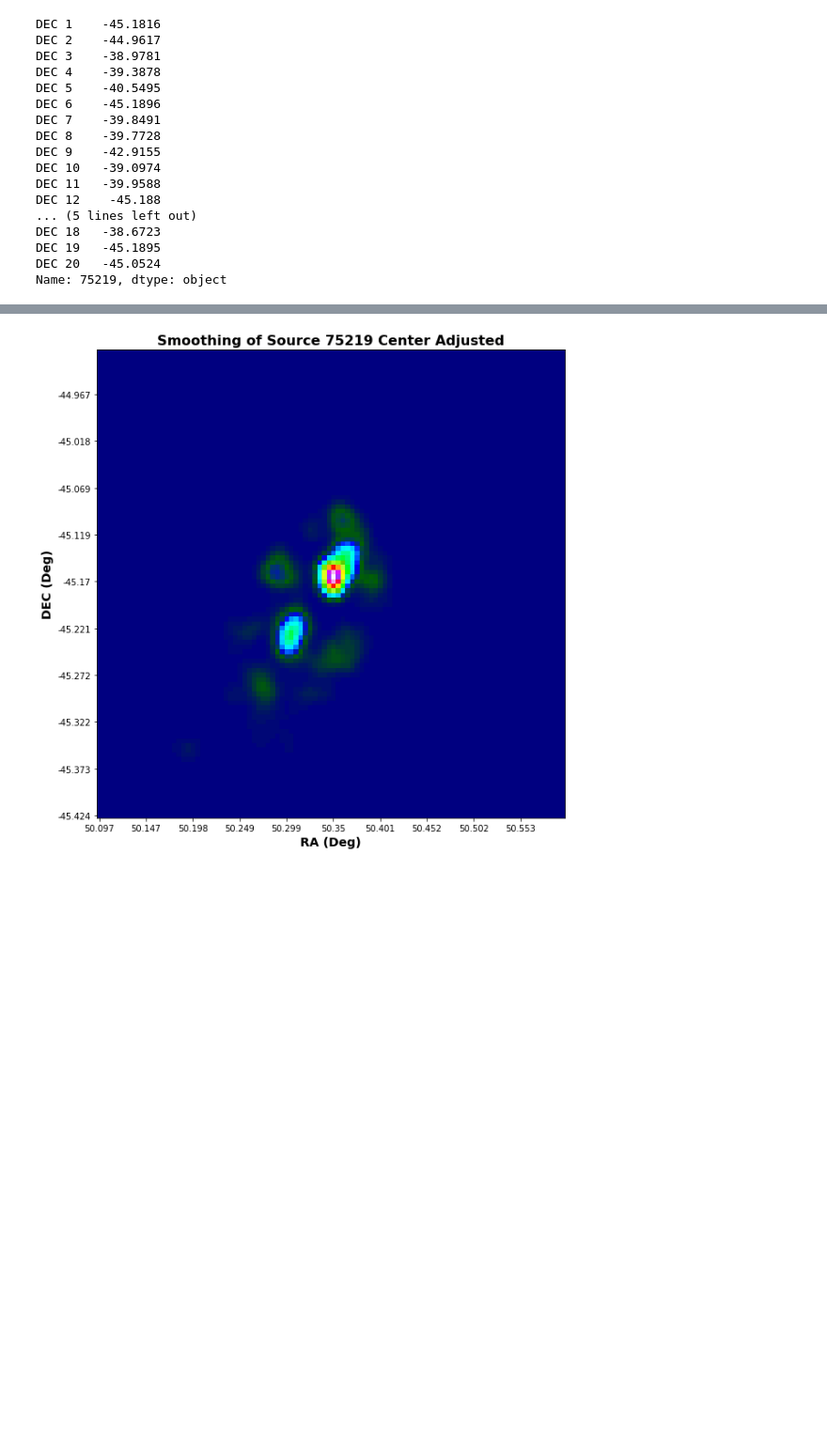
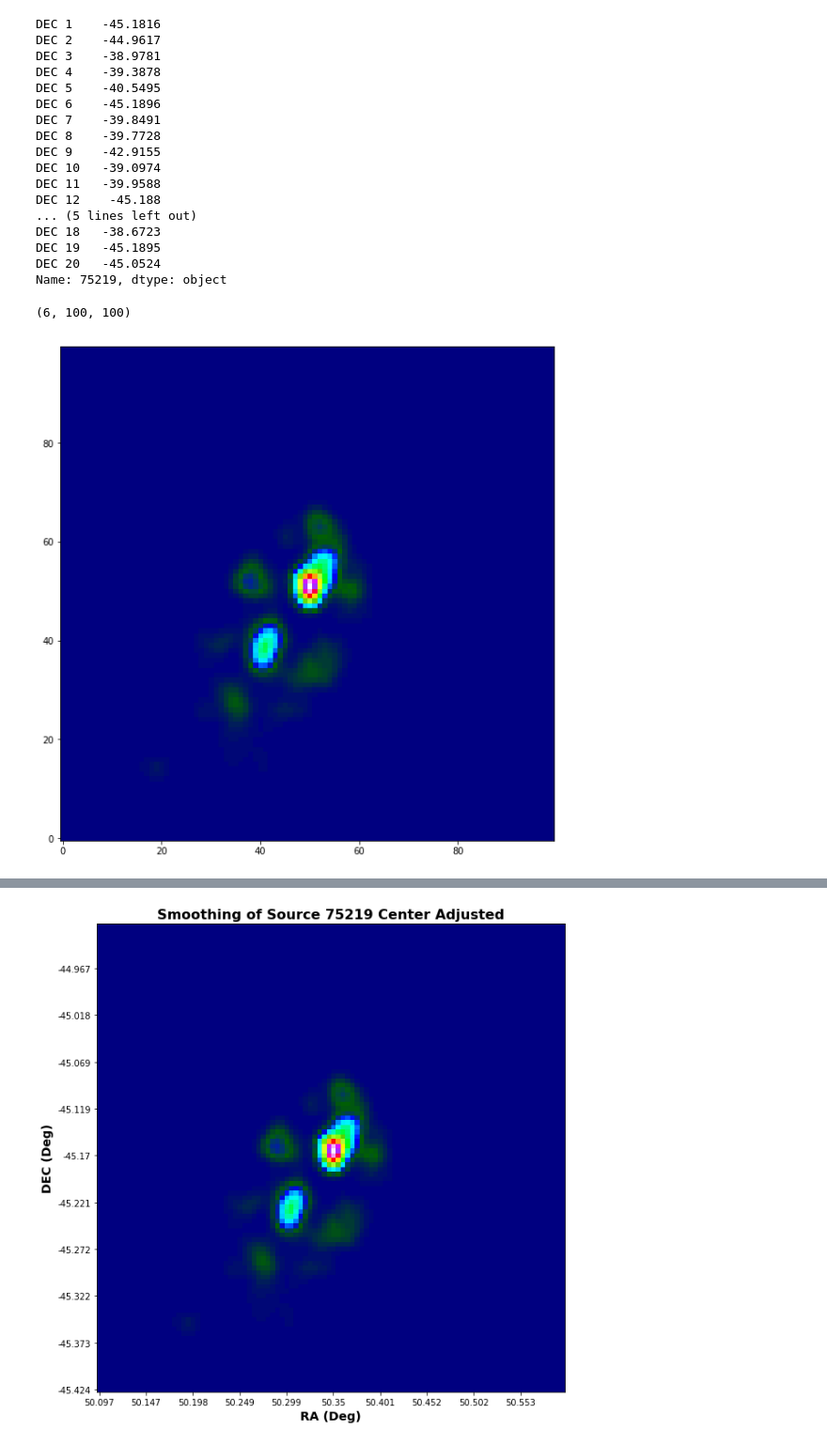
Before and after one commit to kelceydavis33/Source_Matching, a Jupyter notebook: GLEAM_p37.ipynb, the cells around one changed output, grey strips where cells are left out. Shown at 94% size. Drawn from its saved outputs; the diff is of its cells as text; code cells hidden in the pictures; blank space fills up the shorter version.

```diff
--- a/GLEAM_p37.ipynb
+++ b/GLEAM_p37.ipynb
@@ -1047,0 +1043,9 @@ def center_adjusted(table, index, x_stretch, y_stretch):
+# %%
+np.array(obs_data).shape
+# %% [output]
+(6, 100, 100)
+# %%
+plt.imshow(np.array(obs_data)[5], origin = 'lower', cmap = 'gist_ncar')
+plt.savefig('test5.png')
+# %% [output]
+[figure, added]
```
Also changed, not shown: parts of 19 cells of this notebook.
